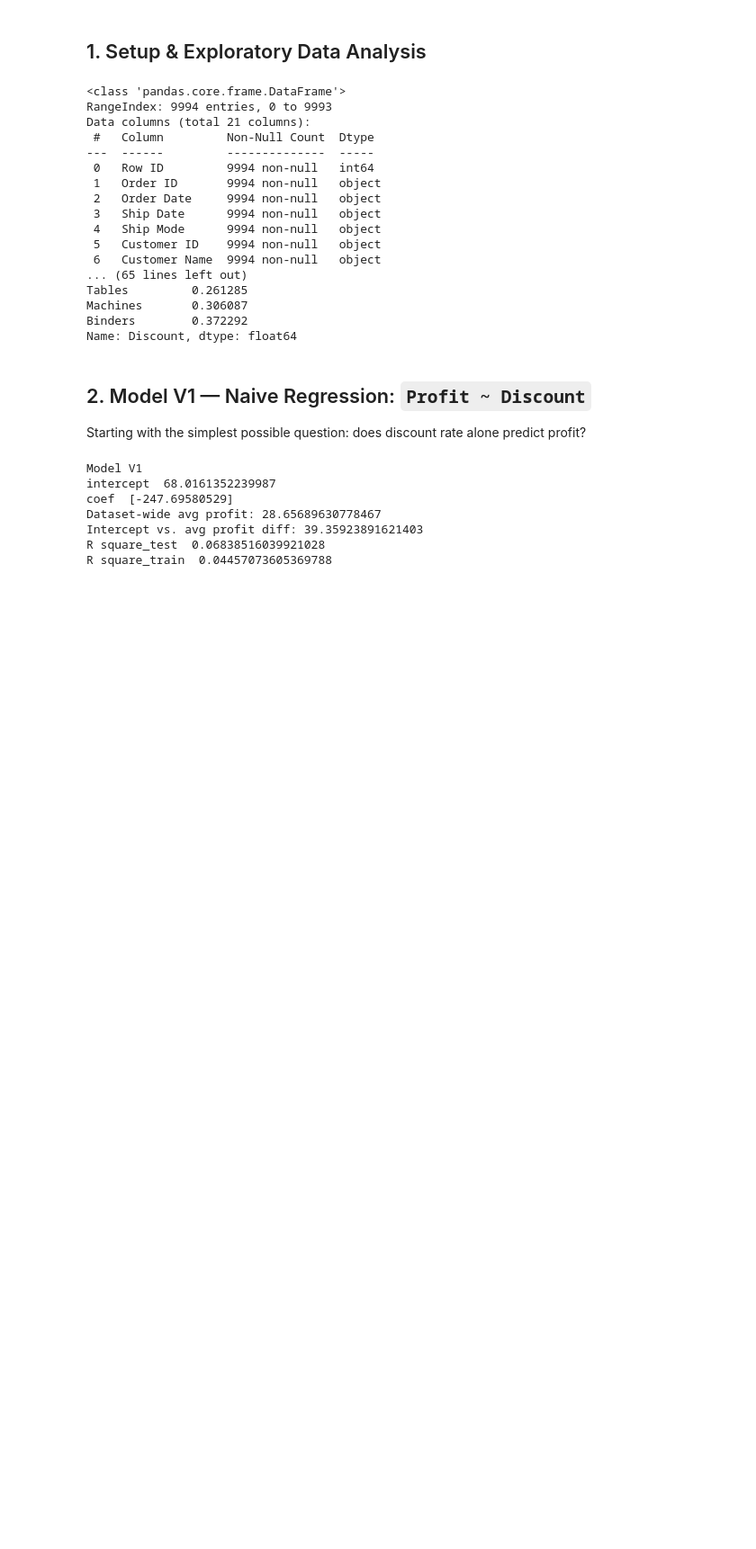
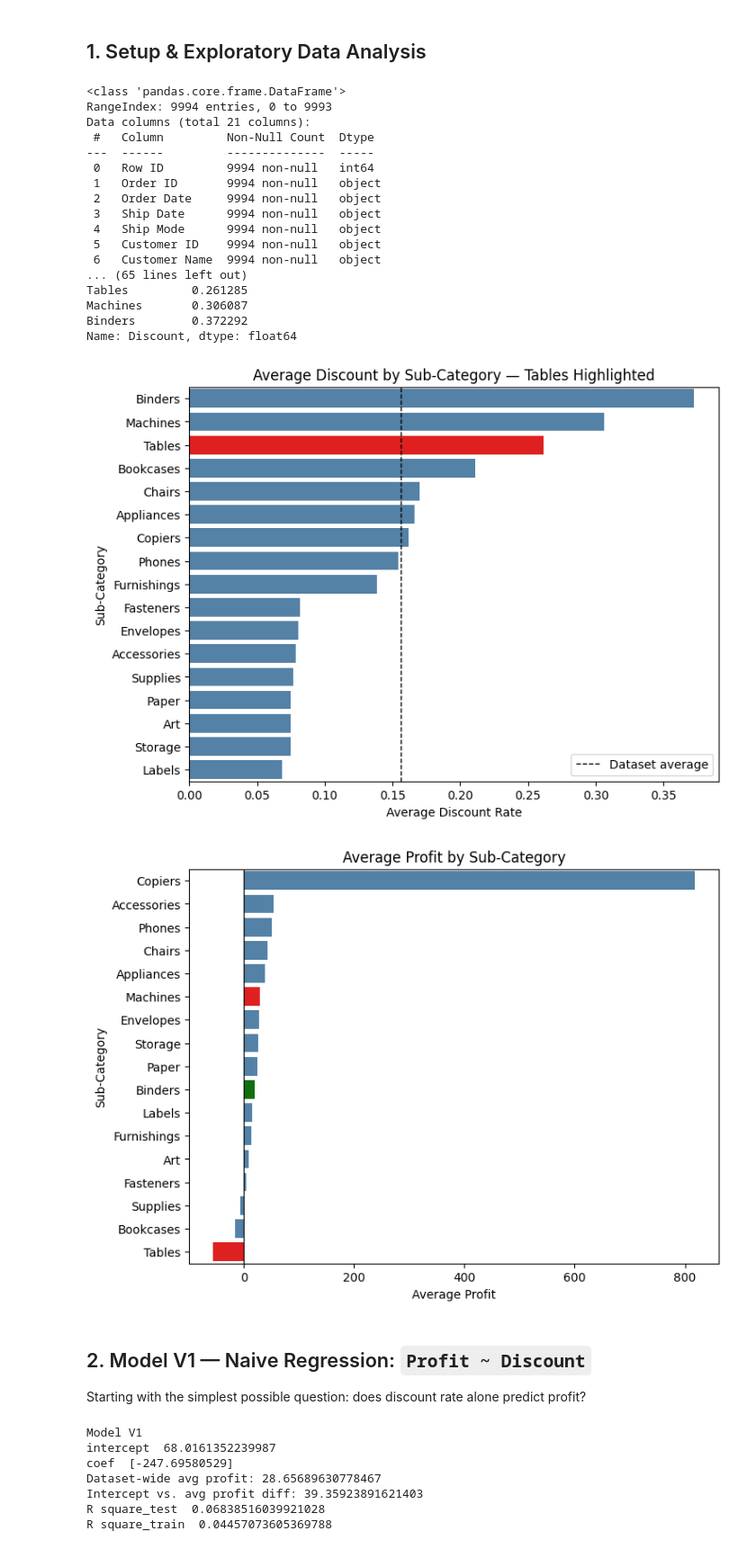
Before and after one commit to otciho/superstore-profit-regression, a Jupyter notebook: Sales_EDA_finalised.ipynb, the cells around one changed output. Shown at 90% size. Cells and saved outputs as stored; diff of their text form; code cells hidden in the pictures; blank space fills up the shorter version.

Commit message:
Add files via upload - added visualisations
- add charts displaying discount and profit by sub-category

```diff
--- a/Sales_EDA_finalised.ipynb
+++ b/Sales_EDA_finalised.ipynb
@@ -59,6 +59,37 @@ Tables         0.261285
 Machines       0.306087
 Binders        0.372292
 Name: Discount, dtype: float64
+# %%
+#visualize both discount and profit from raw input by subcatergory
+
+avg_discount_by_subcat = df.groupby('Sub-Category')['Discount'].mean().sort_values(ascending=False)
+
+plt.figure(figsize=(8,6))
+colors = ['red' if cat == 'Tables' else 'steelblue' for cat in avg_discount_by_subcat.index]
+sns.barplot(x=avg_discount_by_subcat.values, y=avg_discount_by_subcat.index,
+            hue=avg_discount_by_subcat.index, palette=colors, legend=False)
+plt.axvline(x=df['Discount'].mean(), color='black', linestyle='--', linewidth=1, label='Dataset average')
+plt.xlabel('Average Discount Rate')
+plt.ylabel('Sub-Category')
+plt.title('Average Discount by Sub-Category — Tables Highlighted')
+plt.legend()
+plt.show()
+
+avg_profit_by_subcat = df.groupby('Sub-Category')['Profit'].mean().sort_values(ascending=False)
+
+plt.figure(figsize=(8,6))
+colors = ['green' if cat == 'Binders' else ('red' if cat in ['Machines','Tables'] else 'steelblue')
+          for cat in avg_profit_by_subcat.index]
+sns.barplot(x=avg_profit_by_subcat.values, y=avg_profit_by_subcat.index,
+            hue=avg_profit_by_subcat.index, palette=colors, legend=False)
+plt.axvline(x=0, color='black', linewidth=0.8)
+plt.xlabel('Average Profit')
+plt.ylabel('Sub-Category')
+plt.title('Average Profit by Sub-Category')
+plt.show()
+# %% [output]
+[figure, added]
+[figure, added]
 # %% [markdown]
 ## 2. Model V1 — Naive Regression: `Profit ~ Discount`
 
```
Also changed, not shown: parts of 1 cell of this notebook.
